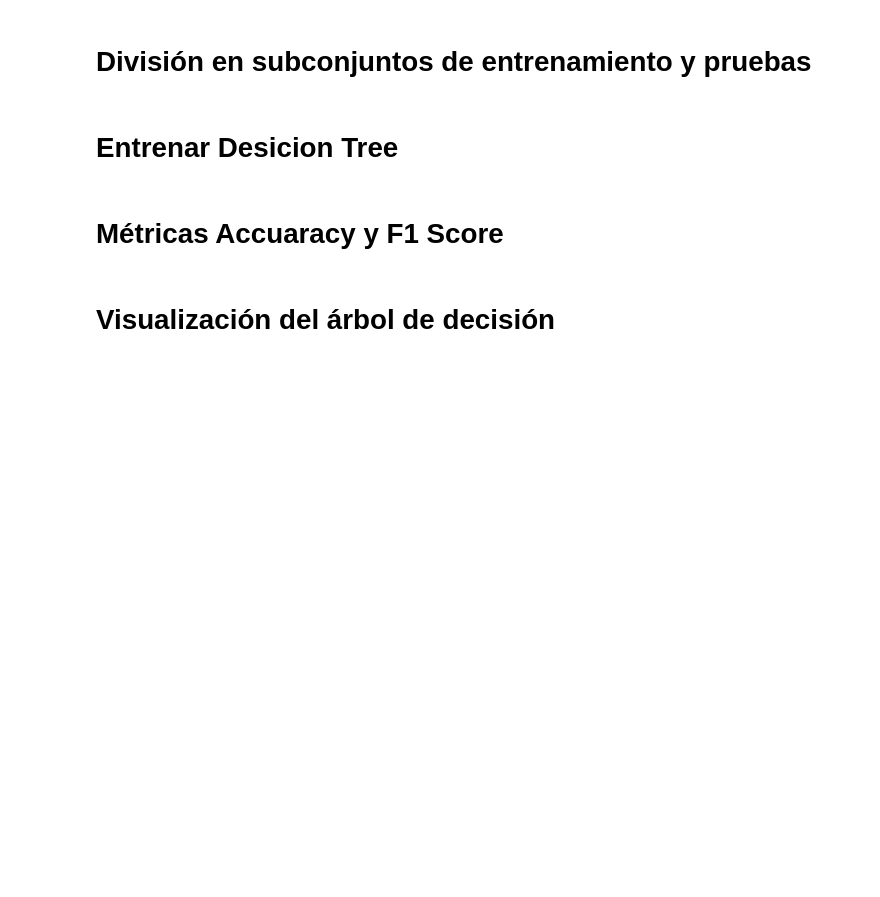
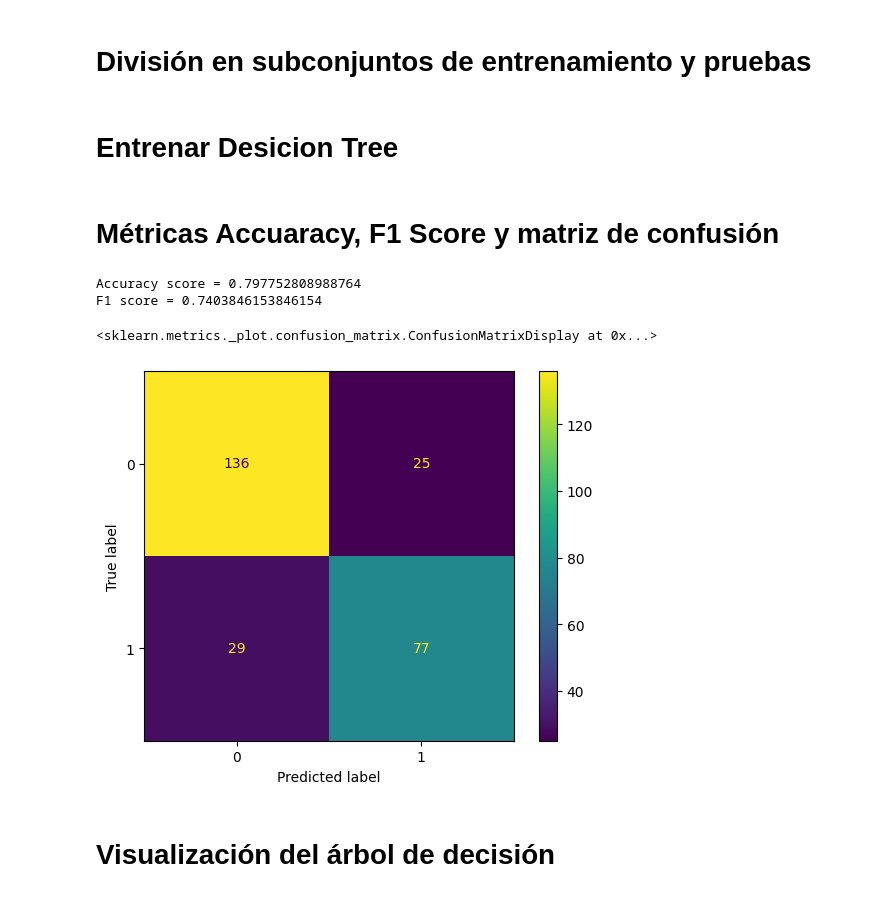
Before and after one commit to JoaqSM/ML_course-colab-files, a Jupyter notebook: Titanic_DecisionTree.ipynb, the cells around one changed output. Cells and saved outputs as stored; diff of their text form; code cells hidden in the pictures; blank space fills up the shorter version.

```diff
--- a/Titanic_DecisionTree.ipynb
+++ b/Titanic_DecisionTree.ipynb
@@ -75,5 +95,29 @@ dtree = tree.DecisionTreeClassifier()
 dtree = dtree.fit(X_train, y_train)
 # %% [markdown]
-# Métricas Accuaracy y F1 Score
+# Métricas Accuaracy, F1 Score y matriz de confusión
+# %%
+y_predicted = dtree.predict(X_test)
+# %%
+from sklearn.metrics import accuracy_score
+from sklearn.metrics import f1_score
+
+accuracy = accuracy_score(y_test, y_predicted)
+f1 = f1_score(y_test, y_predicted)
+
+print("Accuracy score = " + str(accuracy))
+print("F1 score = " + str(f1))
+# %% [output]
+Accuracy score = 0.797752808988764
+F1 score = 0.7403846153846154
+# %%
+from sklearn.metrics import confusion_matrix, ConfusionMatrixDisplay
+
+cm = confusion_matrix(y_test, y_predicted, labels=dtree.classes_)
+disp = ConfusionMatrixDisplay(confusion_matrix=cm, display_labels=dtree.classes_)
+
+disp.plot()
+# %% [output]
+<sklearn.metrics._plot.confusion_matrix.ConfusionMatrixDisplay at 0x...>
+[figure, added]
 # %% [markdown]
 # Visualización del árbol de decisión
```
Also changed, not shown: parts of 10 cells of this notebook.
